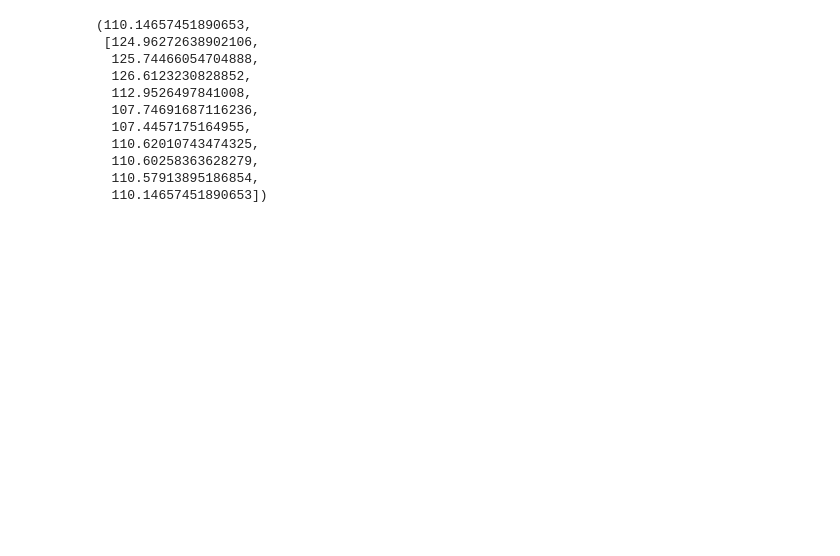
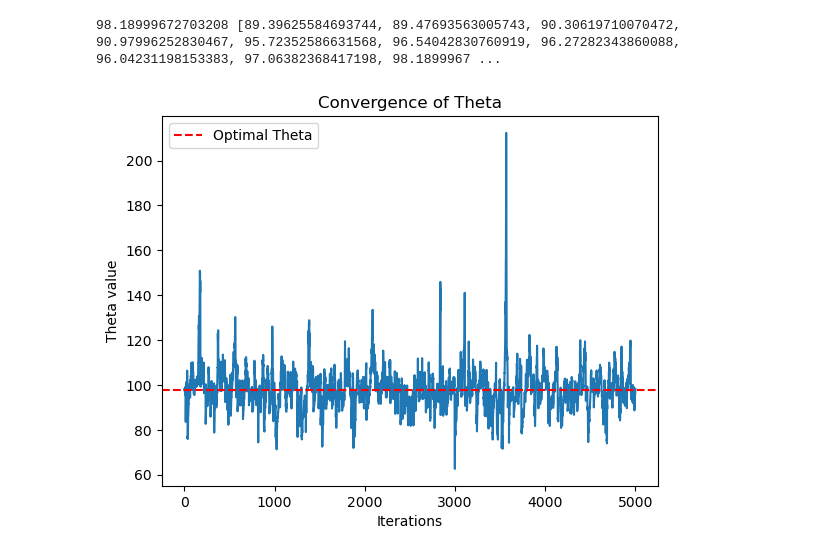
Before and after one commit to Lizaterdag/multi-agent-systems, a Jupyter notebook: monte-carlo-sampling-rl.ipynb, the cells around one changed output. Saved outputs shown, nothing was run; the diff lists cells and outputs as text; code cells hidden in the pictures; blank space fills up the shorter version.

```diff
--- a/monte-carlo-sampling-rl.ipynb
+++ b/monte-carlo-sampling-rl.ipynb
@@ -89,48 +100,46 @@ optimal_theta, theta_rewards[optimal_theta]
 # %%
 # Policy Gradient Reinforcement Learning Implementation
 
-# Hyperparameters
-alpha = 0.1  # Learning rate
-num_iterations = 500  # Number of policy updates
-theta = 90  # Initial guess for theta
-baseline = theta_rewards[optimal_theta]  # Use the benchmarked optimal reward as baseline
+alpha = 0.2
+num_iterations = 5000
+theta = 97
+baseline = theta_rewards[optimal_theta]
 
-# Track theta updates
 theta_history = []
 
 # Policy Gradient Algorithm
 for _ in range(num_iterations):
-    # Sample N from the current policy
+    # sample N from policy
     N = np.random.normal(theta, sigma_N)
 
-    # Sample demand D
+    # demand
     D = np.random.normal(mu_D, tau_D)
 
-    # Compute reward components
+    # reward function
     revenue = p * min(N, D)
     cost = c * N
     cleanup_cost = s * max(0, N - D)
     stockout_penalty = m * max(0, D - N)
     reward = revenue - cost - cleanup_cost - stockout_penalty
 
-    # Compute policy gradient update
+    # policy gradient update
     gradient = (reward - baseline) * (N - theta) / (sigma_N ** 2)
     theta += alpha * gradient
 
-    # Store the theta value
     theta_history.append(theta)
 
-theta, theta_history[-10:]  # Final theta and last 10 updates to see convergence
+# last 10 updates to see convergence
+theta, theta_history[-10:]
+print(theta, theta_history[-10:])
+# Plot the convergence of theta
+plt.plot(theta_history)
+plt.xlabel("Iterations")
+plt.ylabel("Theta value")
+plt.title("Convergence of Theta")
+plt.axhline(y=optimal_theta, color='r', linestyle='--', label="Optimal Theta")
+plt.legend()
+plt.show()
 # %% [output]
-(110.14657451890653,
- [124.96272638902106,
-  125.74466054704888,
-  126.6123230828852,
-  112.9526497841008,
-  107.74691687116236,
-  107.4457175164955,
-  110.62010743474325,
-  110.60258363628279,
-  110.57913895186854,
-  110.14657451890653])
+98.18999672703208 [89.39625584693744, 89.47693563005743, 90.30619710070472, 90.97996252830467, 95.72352586631568, 96.54042830760919, 96.27282343860088, 96.04231198153383, 97.06382368417198, 98.1899967 ...
+[figure, added]
 # %%
```
Also changed, not shown: parts of 8 cells of this notebook.
